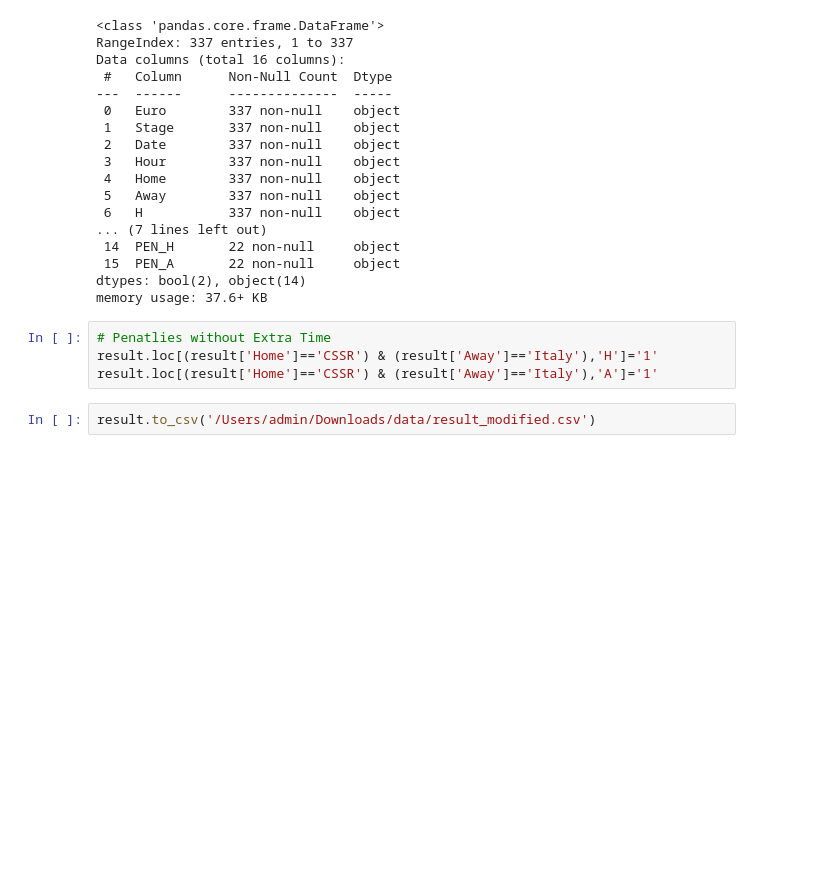
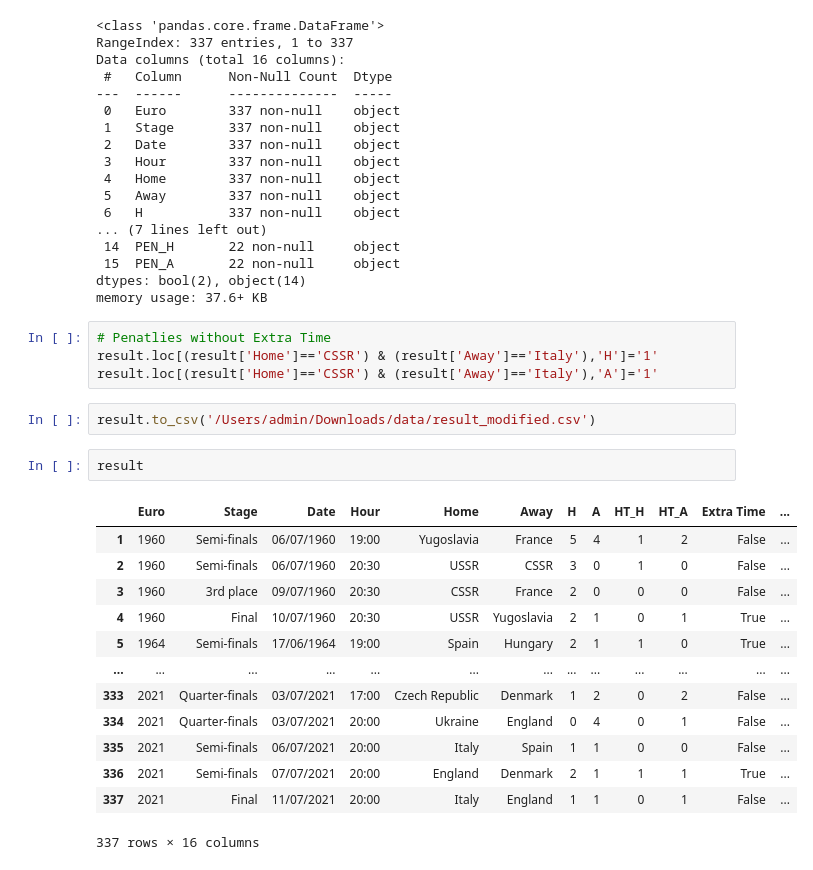
Before and after one commit to bwajman/dashboard_euro, a Jupyter notebook: notebook/results.ipynb, the cells around one changed output. Saved outputs shown, nothing was run; the diff lists cells and outputs as text; blank space fills up the shorter version.

Commit message:
add notebook to result of matches

```diff
--- a/notebook/results.ipynb
+++ b/notebook/results.ipynb
@@ -162,3 +162,19 @@ result.loc[(result['Home']=='CSSR') & (result['Away']=='Italy'),'H']='1'
 result.loc[(result['Home']=='CSSR') & (result['Away']=='Italy'),'A']='1'
 # %%
 result.to_csv('/Users/admin/Downloads/data/result_modified.csv')
+# %%
+result
+# %% [output]
+|  | Euro | Stage | Date | Hour | Home | Away | H | A | HT_H | HT_A | Extra Time | ... |
+| 1 | 1960 | Semi-finals | 06/07/1960 | 19:00 | Yugoslavia | France | 5 | 4 | 1 | 2 | False | ... |
+| 2 | 1960 | Semi-finals | 06/07/1960 | 20:30 | USSR | CSSR | 3 | 0 | 1 | 0 | False | ... |
+| 3 | 1960 | 3rd place | 09/07/1960 | 20:30 | CSSR | France | 2 | 0 | 0 | 0 | False | ... |
+| 4 | 1960 | Final | 10/07/1960 | 20:30 | USSR | Yugoslavia | 2 | 1 | 0 | 1 | True | ... |
+| 5 | 1964 | Semi-finals | 17/06/1964 | 19:00 | Spain | Hungary | 2 | 1 | 1 | 0 | True | ... |
+| ... | ... | ... | ... | ... | ... | ... | ... | ... | ... | ... | ... | ... |
+| 333 | 2021 | Quarter-finals | 03/07/2021 | 17:00 | Czech Republic | Denmark | 1 | 2 | 0 | 2 | False | ... |
+| 334 | 2021 | Quarter-finals | 03/07/2021 | 20:00 | Ukraine | England | 0 | 4 | 0 | 1 | False | ... |
+| 335 | 2021 | Semi-finals | 06/07/2021 | 20:00 | Italy | Spain | 1 | 1 | 0 | 0 | False | ... |
+| 336 | 2021 | Semi-finals | 07/07/2021 | 20:00 | England | Denmark | 2 | 1 | 1 | 1 | True | ... |
+| 337 | 2021 | Final | 11/07/2021 | 20:00 | Italy | England | 1 | 1 | 0 | 1 | False | ... |
+337 rows × 16 columns
```
